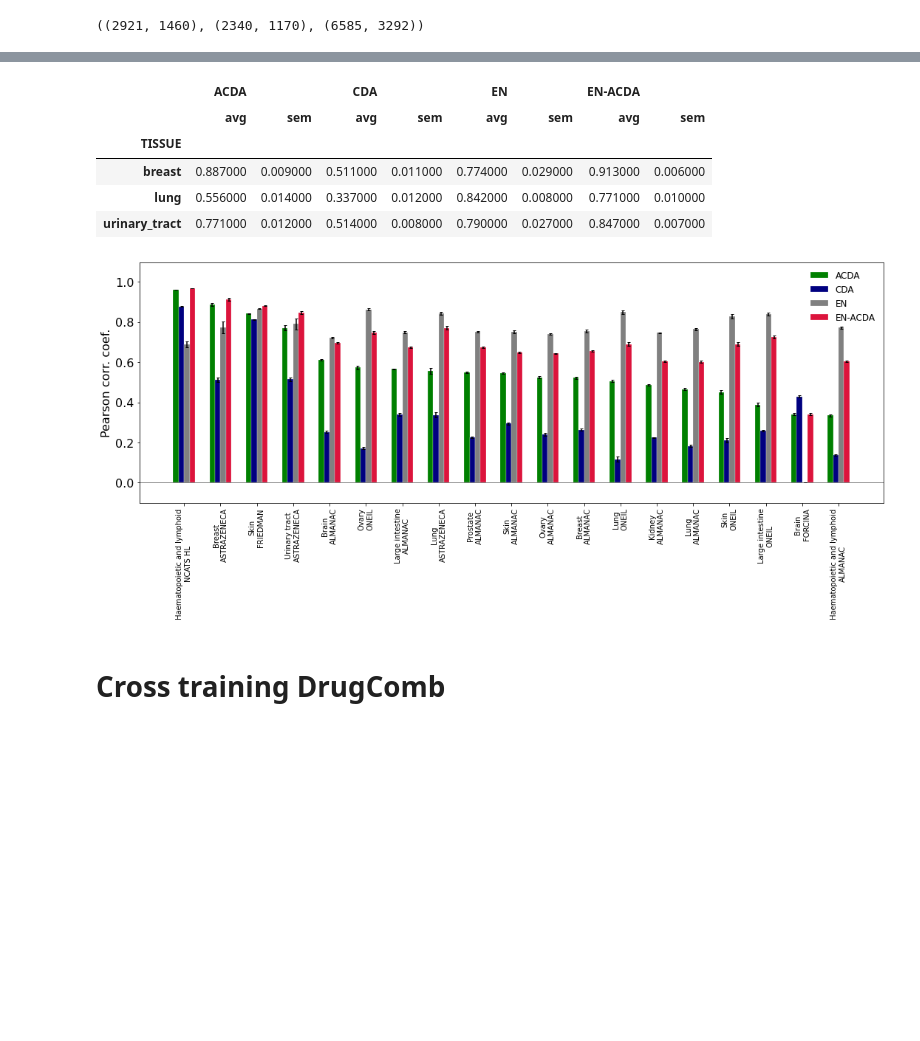
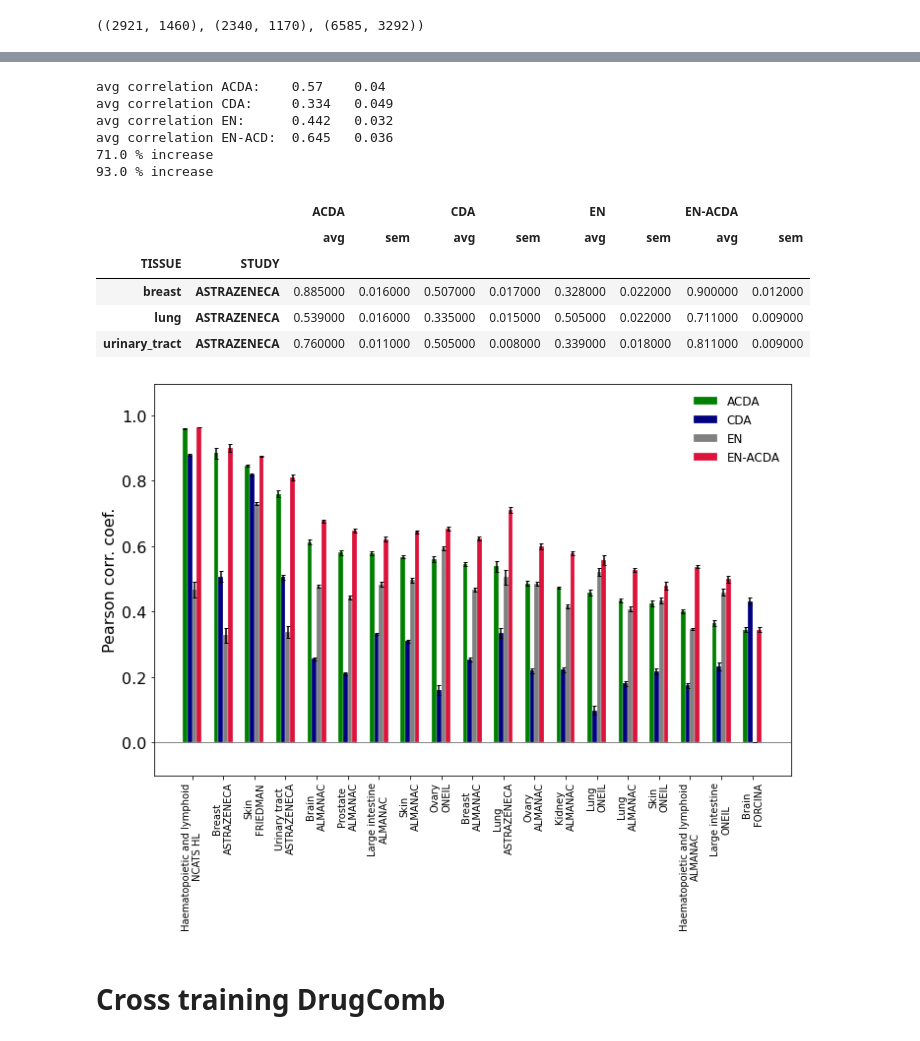
Before and after one commit to TheJacksonLaboratory/drug-synergy, a Jupyter notebook: scripts/Synergy_workbook.ipynb, the cells around one changed output, grey strips where cells are left out. Drawn from its saved outputs; the diff is of its cells as text; code cells hidden in the pictures; blank space fills up the shorter version.

```diff
--- a/scripts/Synergy_workbook.ipynb
+++ b/scripts/Synergy_workbook.ipynb
@@ -1915,0 +1210,6 @@ df
+# %%
+PDXE_tissues = ['CRC', 'GC', 'PDAC', 'BRCA', 'NSCLC', 'CM']
+df_PDXE_res = dict()
+for tissue in PDXE_tissues:
+    df_PDXE_res[tissue] = MonteCarloCrossValidation(dfTas_PDXE.xs(tissue, level='TISSUE', drop_level=False), factor=2/3)
+df_PDXE_res = pd.DataFrame([df_PDXE_res[tissue][0].stack() for tissue in PDXE_tissues], index=PDXE_tissues)
@@ -2028,7 +1536,9 @@ if False:
         for_single_datasets.update({(tissue, study): temp})
         print(temp.shape)
 else:
+    for_single_datasets = dict()
     for tissue, study in for_single:
-        print(tissue, '\t', study, '\t', for_single_datasets[(tissue, study)].shape)
-        if True:
+        if False:
             for_single_datasets[(tissue, study)].to_csv('../data/for_single_datasets_DC_%s_%s.csv.gz' % (tissue, study))
+        else:
+            for_single_datasets[(tissue, study)] = pd.read_csv('../data/for_single_datasets_DC_%s_%s.csv.gz' % (tissue, study), index_col=[0,1,2,3])
@@ -2040,6 +1545,6 @@ if False:
 # %%
 for tissue, study in for_single:
-    fname = '../output/tested_results_single_i_DC_Cij_%s_%s.pklz' % (tissue, study)
+    fname = '../output/tested_results_single_i_DC_Cij_%s_%s_v2.pklz' % (tissue, study)
     if not os.path.isfile(fname):
         print(tissue, study)
         temp = MonteCarloCrossValidation(for_single_datasets[(tissue, study)], n=10, clf_for_CDA=LinearRegression())
@@ -2048,12 +1553,15 @@ for tissue, study in for_single:
 # %%
 tested_results_single_restored = dict()
 for tissue, study in for_single:
-    fname = '../output/tested_results_single_i_DC_Cij_%s_%s.pklz' % (tissue, study)
+    fname = '../output/tested_results_single_i_DC_Cij_%s_%s_v2.pklz' % (tissue, study)
     if os.path.isfile(fname):
         with open(fname, 'rb') as outfile:
             tested_results_single_restored.update(pickle.load(outfile))
 
 ind = pd.MultiIndex.from_tuples(tested_results_single_restored.keys(), names=['TISSUE', 'STUDY'])
 df_res_single = pd.concat([tested_results_single_restored[i][0].set_axis(['avg', 'sem'], axis=1) for i in ind], keys=ind, axis=1).T.unstack(-1).fillna(0)
+
+print('Tissues:', df_res_single.reset_index()['TISSUE'].value_counts().shape[0])
+
 df_res_single.style.background_gradient(axis=1)
 # %% [output]
@@ -2079,16 +1617,39 @@ df_res_single.style.background_gradient(axis=1)
+# %%
+mean_ACDA = np.round(np.mean(df_res_single.xs('ACDA', level=0, axis=1)['avg']), 3)
+sem_ACDA =  np.round((df_res_single.xs( 'ACDA', level=0, axis=1)['avg']).sem(), 3)
+mean_CDA =  np.round(np.mean(df_res_single.xs( 'CDA', level=0, axis=1)['avg']), 3)
+sem_CDA =   np.round((df_res_single.xs(  'CDA', level=0, axis=1)['avg']).sem(), 3)
+mean_EN =  np.round(np.mean(df_res_single.xs( 'EN', level=0, axis=1)['avg']), 3)
+sem_EN =   np.round((df_res_single.xs(  'EN', level=0, axis=1)['avg']).sem(), 3)
+mean_ENACDA =  np.round(np.mean(df_res_single.xs( 'EN-ACDA', level=0, axis=1)['avg']), 3)
+sem_ENACDA =   np.round((df_res_single.xs(  'EN-ACDA', level=0, axis=1)['avg']).sem(), 3)
+
+print('avg correlation ACDA:\t', mean_ACDA, '\t', sem_ACDA)
+print('avg correlation CDA:\t', mean_CDA, '\t', sem_CDA)
+print('avg correlation EN:\t', mean_EN, '\t', sem_EN)
+print('avg correlation EN-ACD:\t', mean_ENACDA, '\t', sem_ENACDA)
+print(100*np.round((mean_ACDA-mean_CDA)/mean_CDA, 2), '% increase')
+print(100*np.round((mean_ENACDA-mean_CDA)/mean_CDA, 2), '% increase')
+# %% [output]
+avg correlation ACDA:    0.57    0.04
+avg correlation CDA:     0.334   0.049
+avg correlation EN:      0.442   0.032
+avg correlation EN-ACD:  0.645   0.036
+71.0 % increase
+93.0 % increase
 # %%
-df_res_single.xs('ASTRAZENECA', level='STUDY').style.background_gradient(axis=1)
+df_res_single.xs('ASTRAZENECA', level='STUDY', drop_level=False).style.background_gradient(axis=1)
 # %% [output]
-|  | ACDA |  | CDA |  | EN |  | EN-ACDA |  |
-|  | avg | sem | avg | sem | avg | sem | avg | sem |
-| TISSUE |  |  |  |  |  |  |  |  |
-| breast | 0.887000 | 0.009000 | 0.511000 | 0.011000 | 0.774000 | 0.029000 | 0.913000 | 0.006000 |
-| lung | 0.556000 | 0.014000 | 0.337000 | 0.012000 | 0.842000 | 0.008000 | 0.771000 | 0.010000 |
-| urinary_tract | 0.771000 | 0.012000 | 0.514000 | 0.008000 | 0.790000 | 0.027000 | 0.847000 | 0.007000 |
+|  |  | ACDA |  | CDA |  | EN |  | EN-ACDA |  |
+|  |  | avg | sem | avg | sem | avg | sem | avg | sem |
+| TISSUE | STUDY |  |  |  |  |  |  |  |  |
+| breast | ASTRAZENECA | 0.885000 | 0.016000 | 0.507000 | 0.017000 | 0.328000 | 0.022000 | 0.900000 | 0.012000 |
+| lung | ASTRAZENECA | 0.539000 | 0.016000 | 0.335000 | 0.015000 | 0.505000 | 0.022000 | 0.711000 | 0.009000 |
+| urinary_tract | ASTRAZENECA | 0.760000 | 0.011000 | 0.505000 | 0.008000 | 0.339000 | 0.018000 | 0.811000 | 0.009000 |
 # %%
-makeBarplotSingleDatasets(df_res_single.sort_values(by=('ACDA', 'avg'), ascending=False), figsize=(15, 7), saveName='barplot_single.png');
+makeBarplotSingleDatasets(df_res_single.sort_values(by=('ACDA', 'avg'), ascending=False), figsize=(10, 8), saveName='barplot_single.png'); # 15 7
 # %% [output]
-[figure, old version]
+[figure, new version]
 # %% [markdown]
 # Cross training DrugComb
 # %%
```
Also changed, not shown: parts of 120 cells of this notebook, 3 other files.
